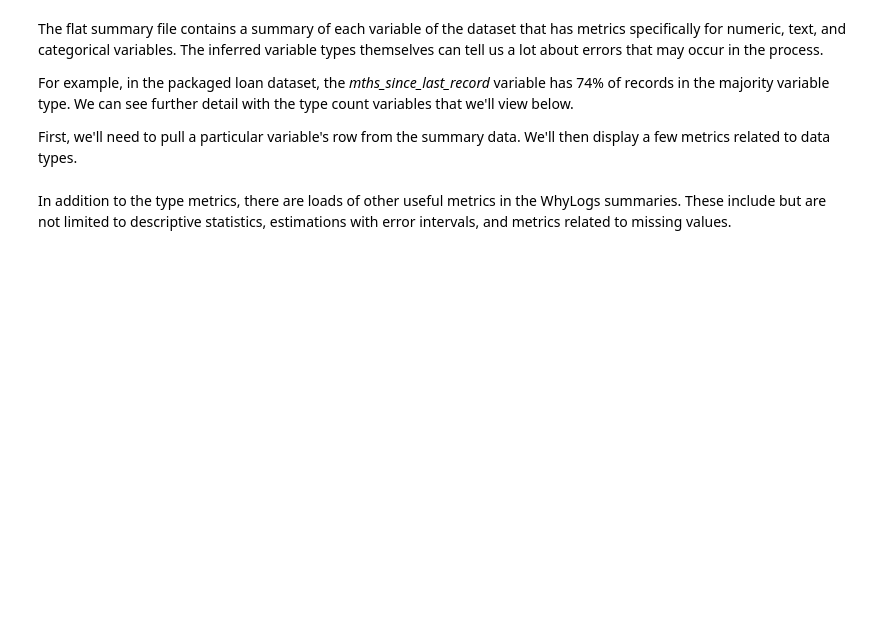
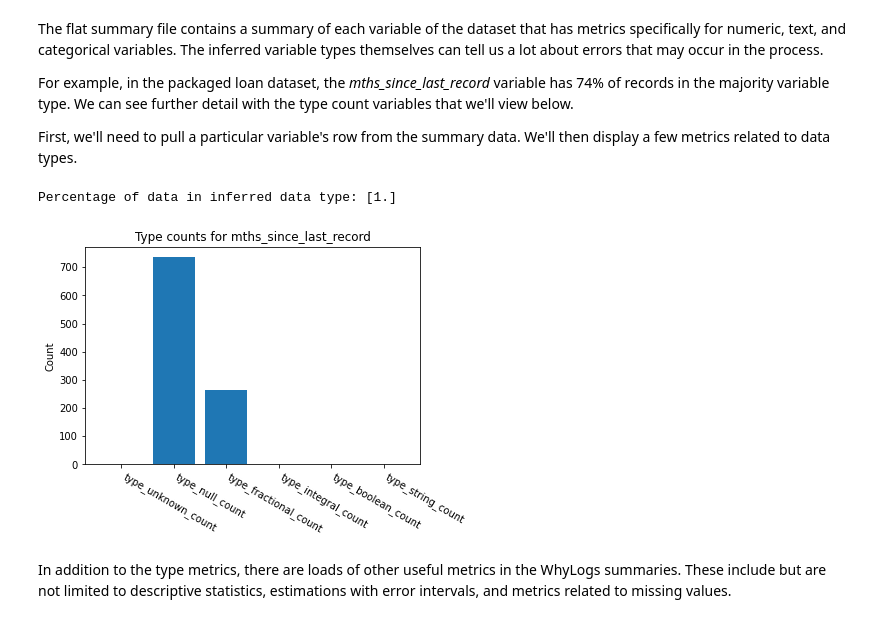
Before and after one commit to whylabs/whylogs, a Jupyter notebook: notebooks/LogAnalysis.ipynb, the cells around one changed output. Saved outputs shown, nothing was run; the diff lists cells and outputs as text; code cells hidden in the pictures; blank space fills up the shorter version.

```diff
--- a/notebooks/LogAnalysis.ipynb
+++ b/notebooks/LogAnalysis.ipynb
@@ -18,10 +18,11 @@ Running WhyLogs will produce the following four files:
 
 We'll first explore the generated files produced from the command line interface. We can explore the generated files by downloading and reading into Pandas as dataframes.
 # %%
+# TODO: Generate cell
 # GENERATED CELL, assumes files have expected names directly inside of stated directory
-summary_dir = ###SUMMARY_DIR###
-data_dir = ###DATA_DIR###
-data_file = ##DATA_FILE###
+summary_dir = "" ###SUMMARY_DIR###
+data_dir = "" ###DATA_DIR###
+data_file = "lending_club_1000.csv" ##DATA_FILE###
 # %% [markdown]
 WhyLogs calculates and displays a number of metrics for the data that passes through. The carefully chosen metrics balance efficient storage and in-depth analysis of your data.
 # %%
@@ -37,19 +38,28 @@ First, we'll need to pull a particular variable's row from the summary data. We'
 # %%
 # List all type count metrics
 regex = re.compile("type_(.*)_count")
-metrics = filter(regex.match, flat_summary.columns)
+metrics = list(filter(regex.match, flat_summary.columns))
 
+# TODO: May elect to choose a random row of the data and grab the column name
 # Filter to the desired variable
-data = flat_summary[flat_summary["index"]=="mths_since_last_record"]
+variable = "mths_since_last_record"
+data = flat_summary[flat_summary["column"]==variable]
 
 # Print data type percentage
-print("Percentage of data in inferred data type:", data["inferred_dtype"])
+print("Percentage of data in inferred data type:", data["inferred_dtype"].values)
 
 # Display all type count metrics
 x = [i for i, _ in enumerate(metrics)]
-plt.bar(x, data[metrics])
-plt.set_xticks(metrics)
+fig, ax = plt.subplots()
+plt.bar(x, np.squeeze(data[metrics].values))
+plt.title("Type counts for "+variable)
+plt.ylabel("Count")
+plt.xticks(x, metrics)
+plt.setp(ax.get_xticklabels(), rotation=-30, horizontalalignment='left')
 plt.show()
+# %% [output]
+Percentage of data in inferred data type: [1.]
+[figure, added]
 # %% [markdown]
 In addition to the type metrics, there are loads of other useful metrics in the WhyLogs summaries. These include but are not limited to descriptive statistics, estimations with error intervals, and metrics related to missing values.
 # %% [markdown]
```
Also changed, not shown: parts of 10 cells of this notebook.
